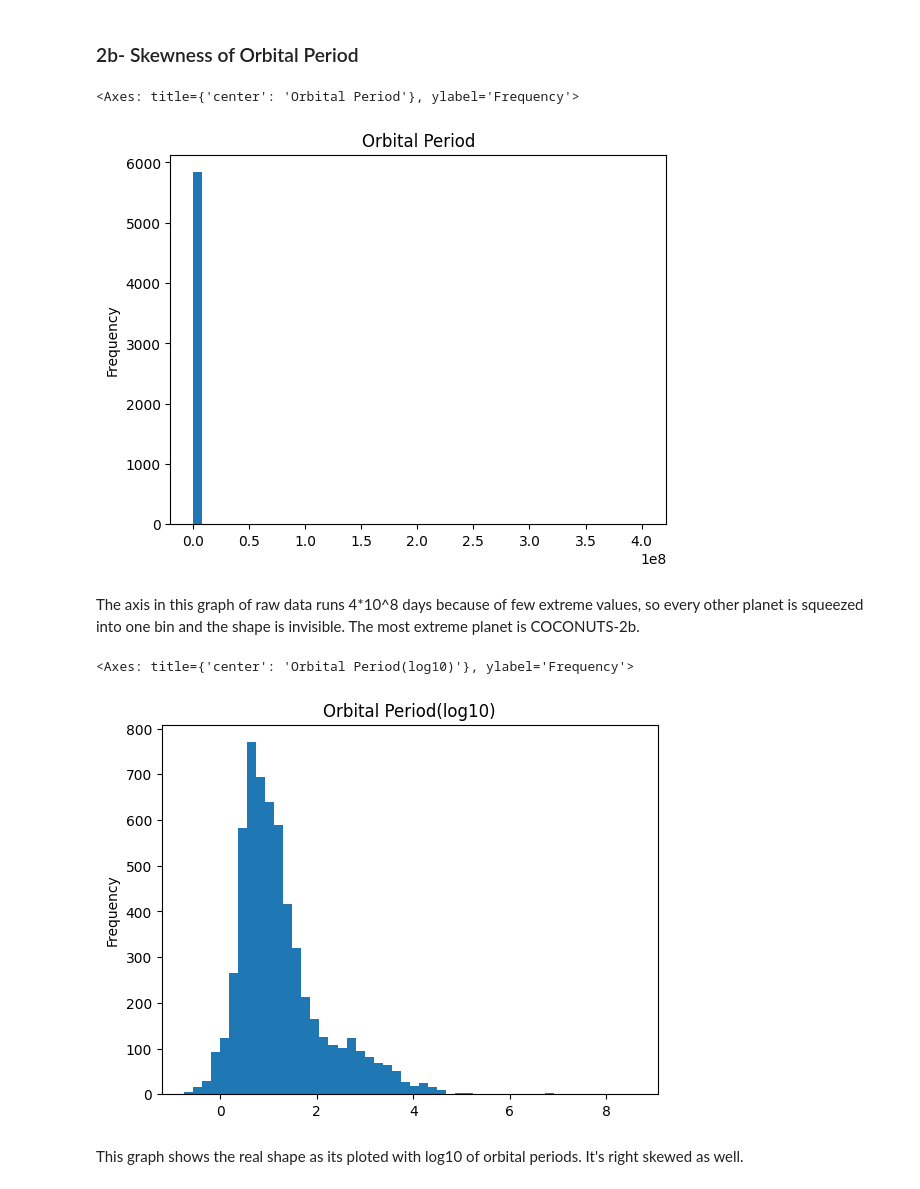
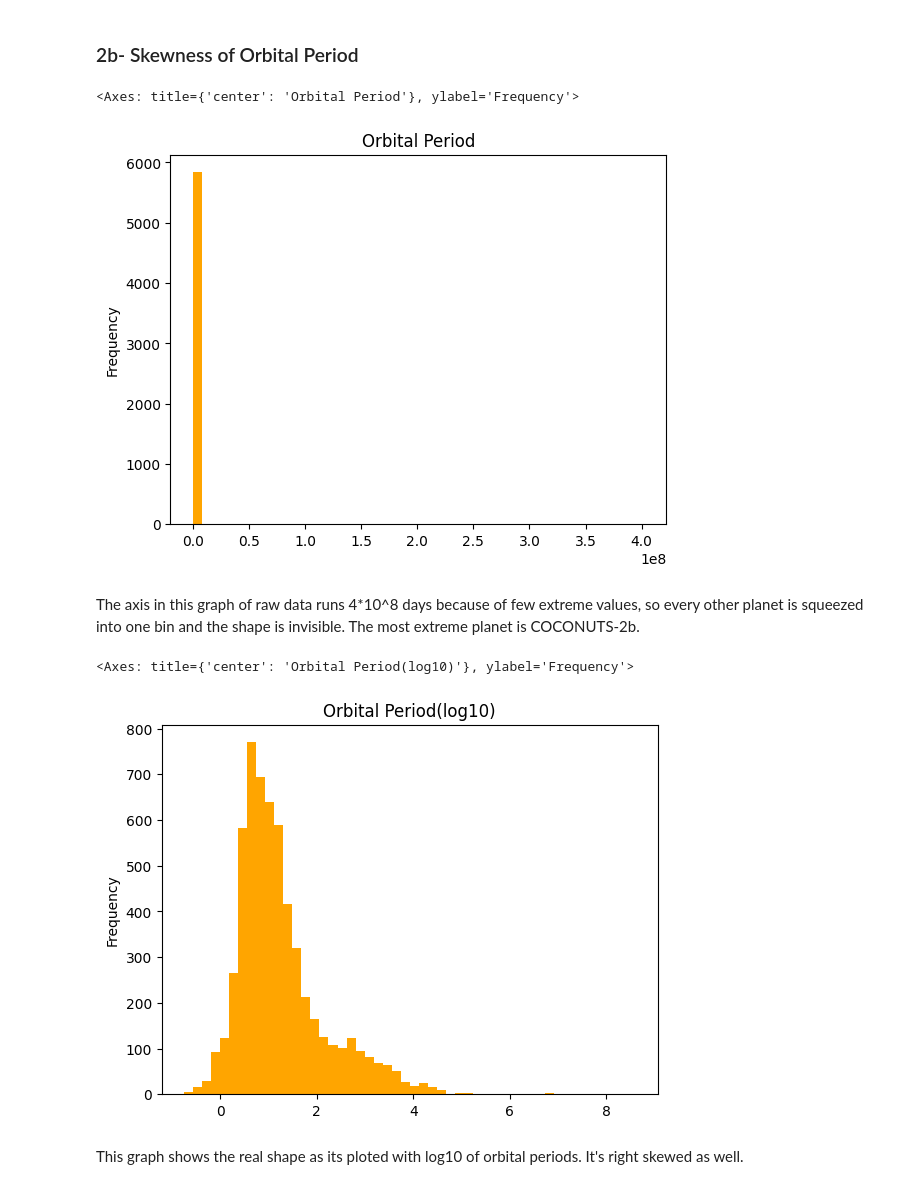
Before and after one commit to Xrash09/CSA-AI-ML, a Jupyter notebook: data_analysis.ipynb, the cells around one changed output. Saved outputs shown, nothing was run; the diff lists cells and outputs as text; code cells hidden in the pictures.

```diff
--- a/data_analysis.ipynb
+++ b/data_analysis.ipynb
@@ -124,17 +124,17 @@ For equlibrium temperature, mean: 836.4 K and median: 758.0 K
 
 ### 2b- Skewness of Orbital Period
 # %%
-df_t["pl_orbper"].plot(kind="hist", bins=50, title="Orbital Period")
+df_t["pl_orbper"].plot(kind="hist", bins=50, title="Orbital Period", color='orange')
 # %% [output]
 <Axes: title={'center': 'Orbital Period'}, ylabel='Frequency'>
-[figure, old version]
+[figure, new version]
 # %% [markdown]
 The axis in this graph of raw data runs 4*10^8 days because of few extreme values, so every other planet is squeezed into one bin and the shape is invisible. The most extreme planet is COCONUTS-2b.
 # %%
-np.log10(df_t["pl_orbper"]).plot(kind ="hist" , bins =50 , title="Orbital Period(log10)")
+np.log10(df_t["pl_orbper"]).plot(kind ="hist" , bins =50 , title="Orbital Period(log10)", color='orange')
 # %% [output]
 <Axes: title={'center': 'Orbital Period(log10)'}, ylabel='Frequency'>
-[figure, old version]
+[figure, new version]
 # %% [markdown]
 This graph shows the real shape as its ploted with log10 of orbital periods. It's right skewed as well.
 # %% [markdown]
```
Also changed, not shown: parts of 20 cells of this notebook.
